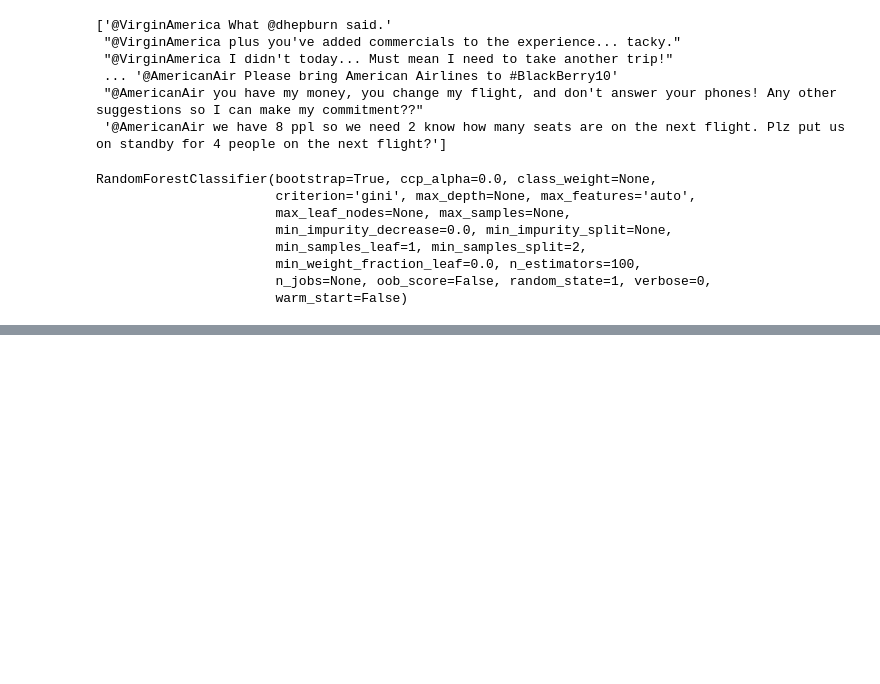
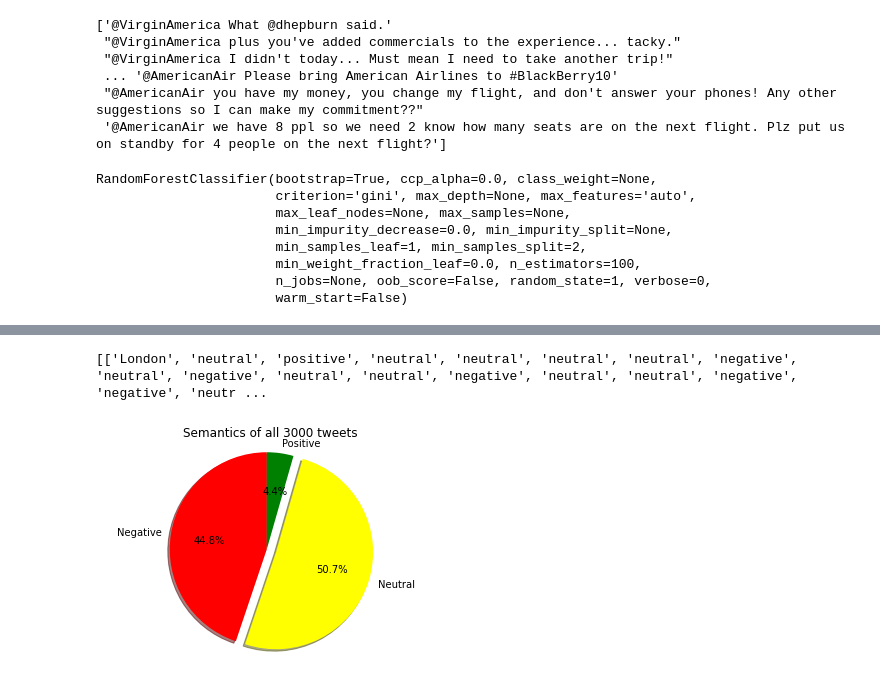
Before and after one commit to essexgroup31/scrappy-doo, a Jupyter notebook: Copy_of_Covid19_Twitter_SentimentAnalysis.ipynb, the cells around one changed output, grey strips where cells are left out. Cells and saved outputs as stored; diff of their text form; code cells hidden in the pictures; blank space fills up the shorter version.

Commit message:
Location-based tweets

```diff
--- a/Copy_of_Covid19_Twitter_SentimentAnalysis.ipynb
+++ b/Copy_of_Covid19_Twitter_SentimentAnalysis.ipynb
@@ -71,7 +73,7 @@ all_tweets = []
 
 search_query = 'covid19'
 
-for tweet_object in tweepy.Cursor(api.search,q=search_query+" -filter:retweets",lang='en',result_type='recent').items(2000):
+for tweet_object in tweepy.Cursor(api.search,q=search_query+" -filter:retweets",lang='en',result_type='recent').items(3000):
     all_tweets.append(tweet_object.text)
     if ("UK" or "United Kingdom") in tweet_object.user.location:
       ukTweetList.append(tweet_object)
@@ -276,18 +245,50 @@ TypeError: ignored
+# %%
+sentiment_county_data = []
+found = False
+location = ""
+
+
+for each in range(len(tweetLocationData)):
+    for index in tweetLocationData[each]:
+        if index not in countyList:
+            sentiment = text_classifier.predict(tfidfconverter.transform([index])).tolist()[0]
+            location = tweetLocationData[each][0]
+            if len(sentiment_county_data) == 0:
+                sentiment_county_data.append([location, sentiment])
+            else:
+                for x in sentiment_county_data:
+                    if x[0] == location:
+                        found = True
+                        break
+                    else:
+                        found = False
+                if found == True:
+                    x.append(sentiment)
+                else:
+                    sentiment_county_data.append([location,sentiment])
+
+
+
+print(sentiment_county_data)
+# %% [output]
+[['London', 'neutral', 'positive', 'neutral', 'neutral', 'neutral', 'neutral', 'negative', 'neutral', 'negative', 'neutral', 'neutral', 'negative', 'neutral', 'neutral', 'negative', 'negative', 'neutr ...
 # %%
 import matplotlib.pyplot as pyplot
 labels = "Negative", "Neutral", "Positive"
 sizes = [negativeCounter,neutralCounter,positiveCounter]
-print(sizes)
 colors = ["red","yellow","green"]
 
 if sizes[0] > sizes[1] and sizes[0] > sizes[1]:
     explode = (0.1,0,0)
 elif sizes[1] > sizes[0] and sizes[1] > sizes[2]:
     explode = (0,0.1,0)
 else:
     explode = (0,0,0.1)
 
 
-pyplot.pie(sizes,explode = explode, labels=labels,colors=colors,autopct="%1.1f%%", shadow=True, startangle=140)
+pyplot.pie(sizes,explode = explode, labels=labels,colors=colors,autopct="%1.1f%%", shadow=True, startangle=90)
 pyplot.axis("equal")
+pyplot.title("Semantics of all " + str(positiveCounter + negativeCounter + neutralCounter) + " tweets")
 pyplot.show()
+# %% [output]
+[figure, added]
```
Also changed, not shown: parts of 4 cells of this notebook.
